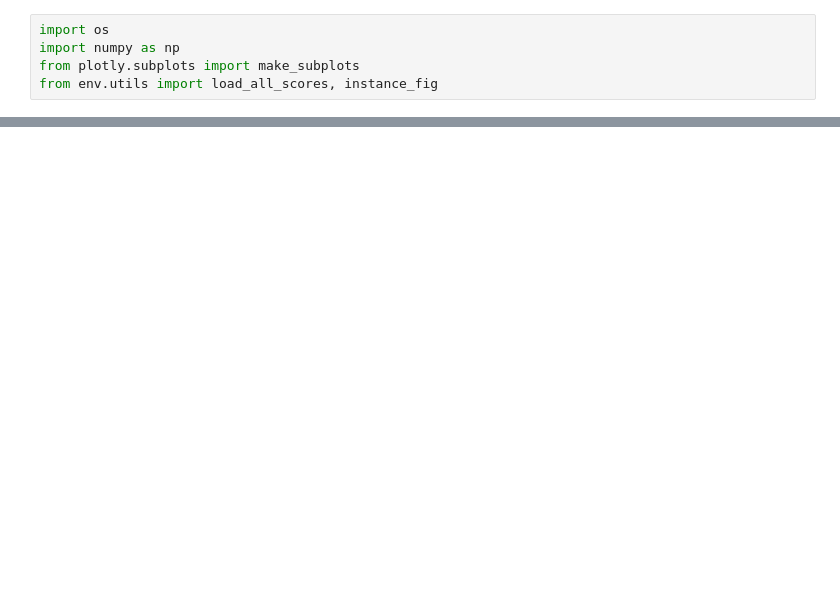
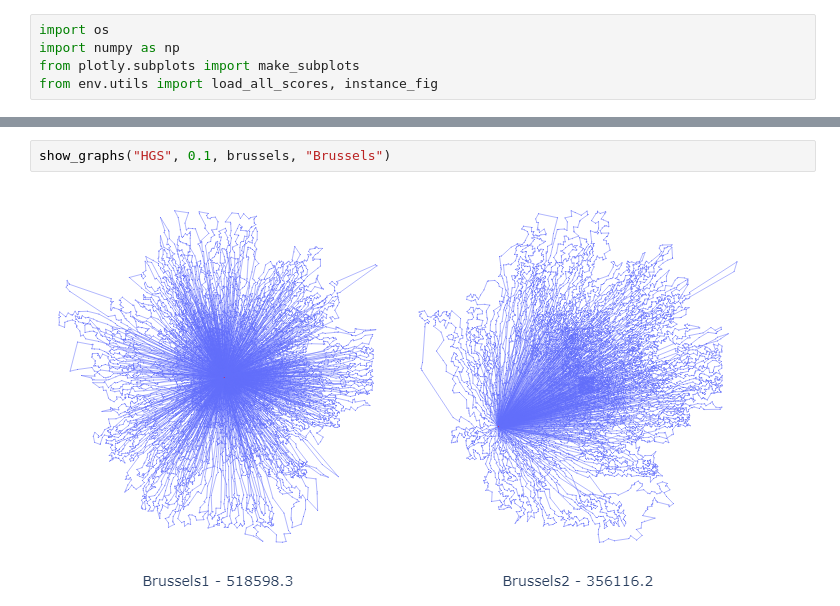
Before and after one commit to vietbtx/VRPpp, a Jupyter notebook: experiments_realworld.ipynb, the cells around one changed output, grey strips where cells are left out. Drawn from its saved outputs; the diff is of its cells as text; blank space fills up the shorter version.

```diff
--- a/experiments_realworld.ipynb
+++ b/experiments_realworld.ipynb
@@ -36,0 +55,4 @@ show_graphs("HGS", 0.1, irl_hgs_antwerp_best_score)
+# %%
+show_graphs("HGS", 0.1, brussels, "Brussels")
+# %% [output]
+[figure, added]
```
Also changed, not shown: parts of 6 cells of this notebook.
